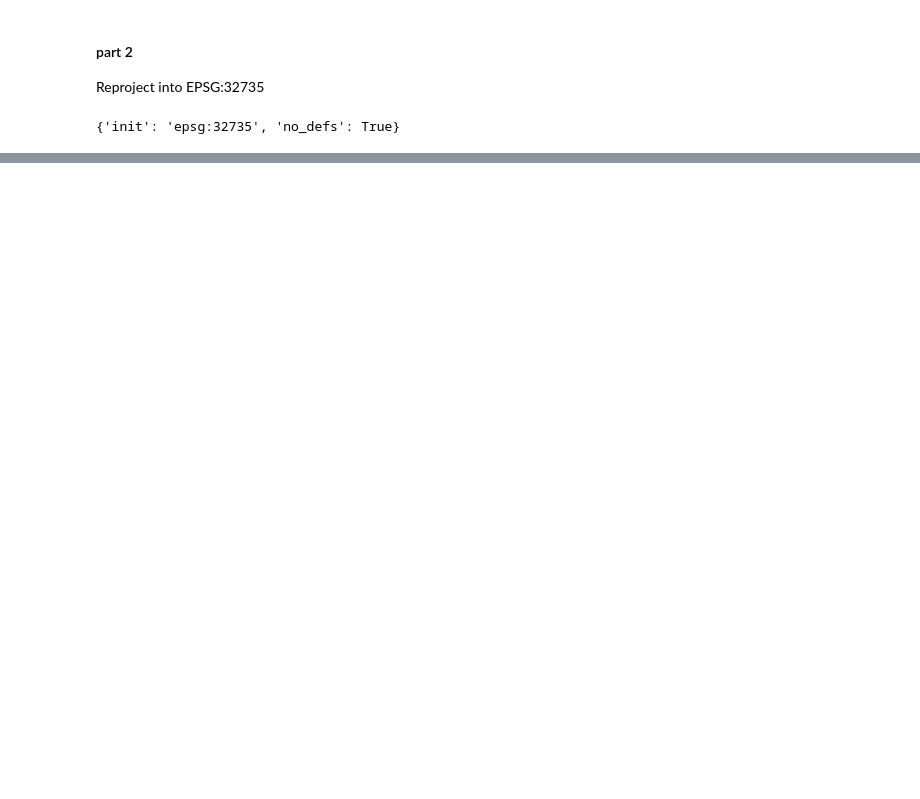
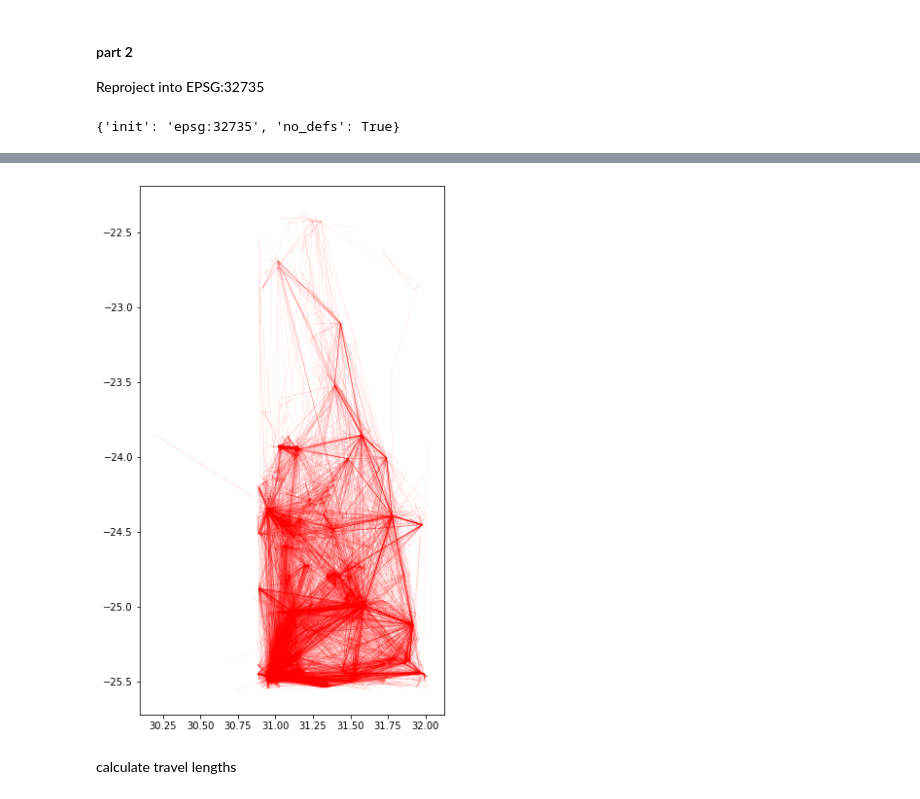
Before and after one commit to orenltr/gis_dev, a Jupyter notebook: hw1.ipynb, the cells around one changed output, grey strips where cells are left out. Saved outputs shown, nothing was run; the diff lists cells and outputs as text; code cells hidden in the pictures; blank space fills up the shorter version.

```diff
--- a/hw1.ipynb
+++ b/hw1.ipynb
@@ -116,6 +141,6 @@ world.crs
 # %% [output]
 {'init': 'epsg:32735', 'no_defs': True}
 # %%
-grouped = gdf.groupby('userid')
-grouped.count()
+userid_grp = Kruger_posts_gdf.groupby('userid')
+print(userid_grp.count())
 # %% [output]
@@ -141,5 +161,0 @@ movements.columns = ['userid', 'geometry']
-# %%
-for key, values in grouped:
-    values.sort_values(by='timestamp')
-    line = LineString(values['geometry'])
-    movements.append({'userid': key, 'geometry':line}, ignore_index=True)
@@ -147,0 +162,16 @@ KeyError: 0
+# %%
+movements = gpd.GeoDataFrame(columns = ['userid', 'geometry'], crs=from_epsg(32735))
+
+# userid_grp['geometry'].apply(lambda x: LineString(x.tolist()) if x.size>1 else x)
+# %%
+# sorting each user post by time stamp and appending geometry to movements
+for key, values in userid_grp:
+    values.sort_values(by='timestamp')
+    if len(values.values) > 1:
+        movementsline = LineString(values[['lon', 'lat']].values)
+    else:
+        # if there's only one post we create a point instead of line
+        movementsline = Point(values['lon'], values['lat'])
+    movements = movements.append({'userid': key, 'geometry': movementsline}, ignore_index=True)
+
+movements.head()
@@ -147,0 +185,8 @@ KeyError: 0
+# %%
+ax = movements.plot(color='red', figsize=(10, 10), alpha=0.5, linewidth=0.1, markersize=0.01)
+plt.savefig('movements.png')
+plt.show()
+# %% [output]
+[figure, added]
+# %% [markdown]
+calculate travel lengths
```
Also changed, not shown: parts of 42 cells of this notebook, 1 other file.
